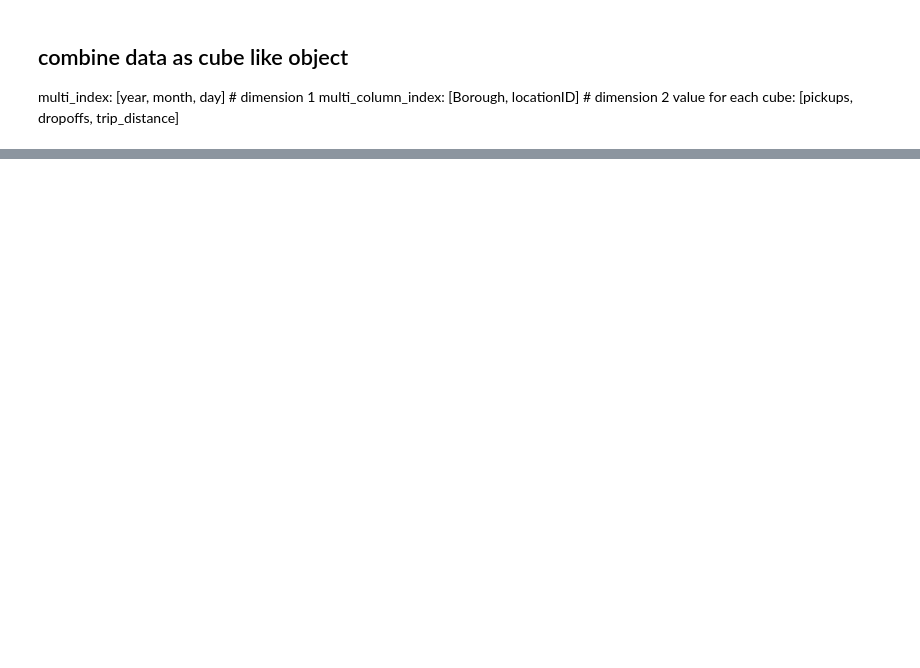
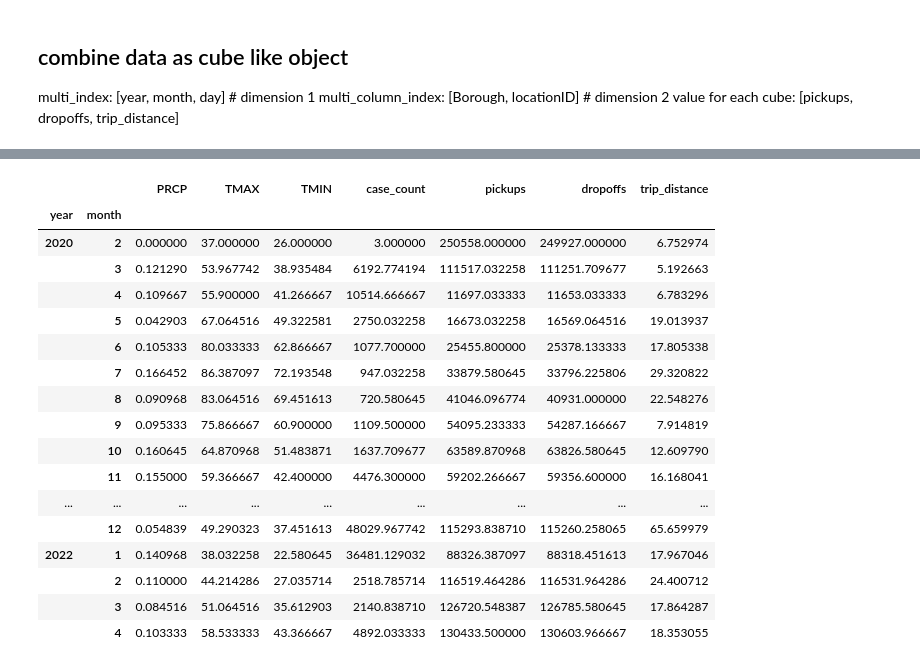
Before and after one commit to aTigar/DWH_NYC_Taxi, a Jupyter notebook: analysis.ipynb, the cells around one changed output, grey strips where cells are left out. Cells and saved outputs as stored; diff of their text form; code cells hidden in the pictures; blank space fills up the shorter version.

```diff
--- a/analysis.ipynb
+++ b/analysis.ipynb
@@ -101,3 +142,24 @@ TypeError: Argument 'y' is a pandas MultiIndex. pandas MultiIndex is not support
+# %%
+df
+# %% [output]
+|  |  | PRCP | TMAX | TMIN | case_count | pickups | dropoffs | trip_distance |
+| year | month |  |  |  |  |  |  |  |
+| 2020 | 2 | 0.000000 | 37.000000 | 26.000000 | 3.000000 | 250558.000000 | 249927.000000 | 6.752974 |
+|  | 3 | 0.121290 | 53.967742 | 38.935484 | 6192.774194 | 111517.032258 | 111251.709677 | 5.192663 |
+|  | 4 | 0.109667 | 55.900000 | 41.266667 | 10514.666667 | 11697.033333 | 11653.033333 | 6.783296 |
+|  | 5 | 0.042903 | 67.064516 | 49.322581 | 2750.032258 | 16673.032258 | 16569.064516 | 19.013937 |
+|  | 6 | 0.105333 | 80.033333 | 62.866667 | 1077.700000 | 25455.800000 | 25378.133333 | 17.805338 |
+|  | 7 | 0.166452 | 86.387097 | 72.193548 | 947.032258 | 33879.580645 | 33796.225806 | 29.320822 |
+|  | 8 | 0.090968 | 83.064516 | 69.451613 | 720.580645 | 41046.096774 | 40931.000000 | 22.548276 |
+|  | 9 | 0.095333 | 75.866667 | 60.900000 | 1109.500000 | 54095.233333 | 54287.166667 | 7.914819 |
+|  | 10 | 0.160645 | 64.870968 | 51.483871 | 1637.709677 | 63589.870968 | 63826.580645 | 12.609790 |
+|  | 11 | 0.155000 | 59.366667 | 42.400000 | 4476.300000 | 59202.266667 | 59356.600000 | 16.168041 |
+| ... | ... | ... | ... | ... | ... | ... | ... | ... |
+|  | 12 | 0.054839 | 49.290323 | 37.451613 | 48029.967742 | 115293.838710 | 115260.258065 | 65.659979 |
+| 2022 | 1 | 0.140968 | 38.032258 | 22.580645 | 36481.129032 | 88326.387097 | 88318.451613 | 17.967046 |
+|  | 2 | 0.110000 | 44.214286 | 27.035714 | 2518.785714 | 116519.464286 | 116531.964286 | 24.400712 |
+|  | 3 | 0.084516 | 51.064516 | 35.612903 | 2140.838710 | 126720.548387 | 126785.580645 | 17.864287 |
+|  | 4 | 0.103333 | 58.533333 | 43.366667 | 4892.033333 | 130433.500000 | 130603.966667 | 18.353055 |
 # %%
 import matplotlib as plt
 ax = c_cov_cases.unstack(level=0).plot(kind='bar', subplots=True, rot=0, figsize=(12, 7), layout=(2, 3))
```
Also changed, not shown: parts of 19 cells of this notebook.
